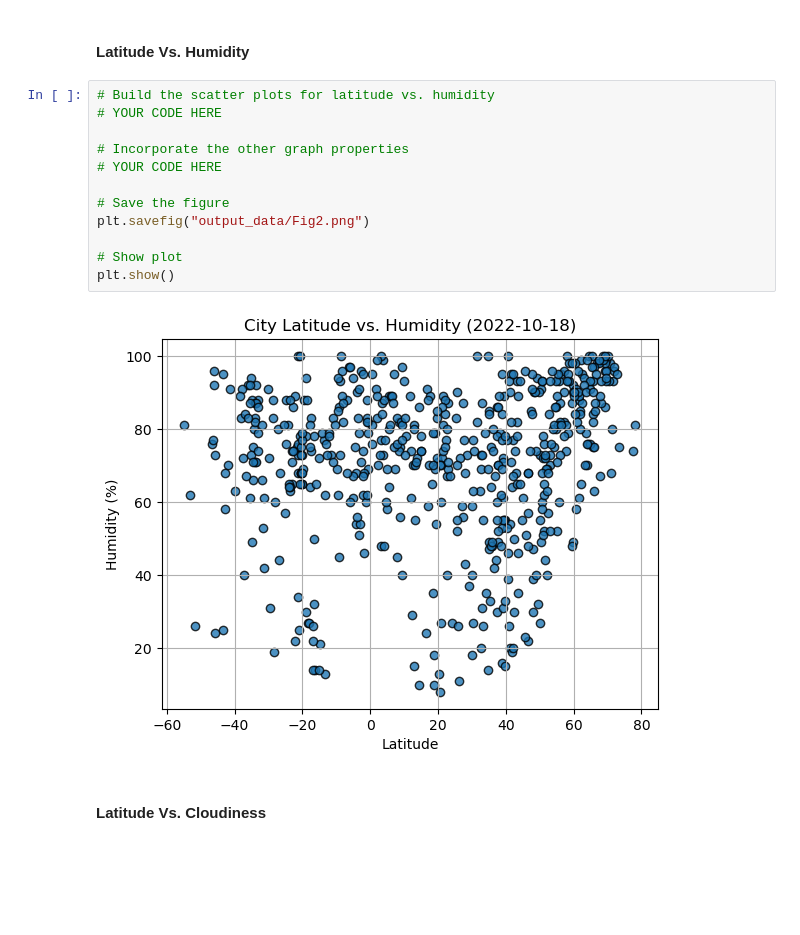
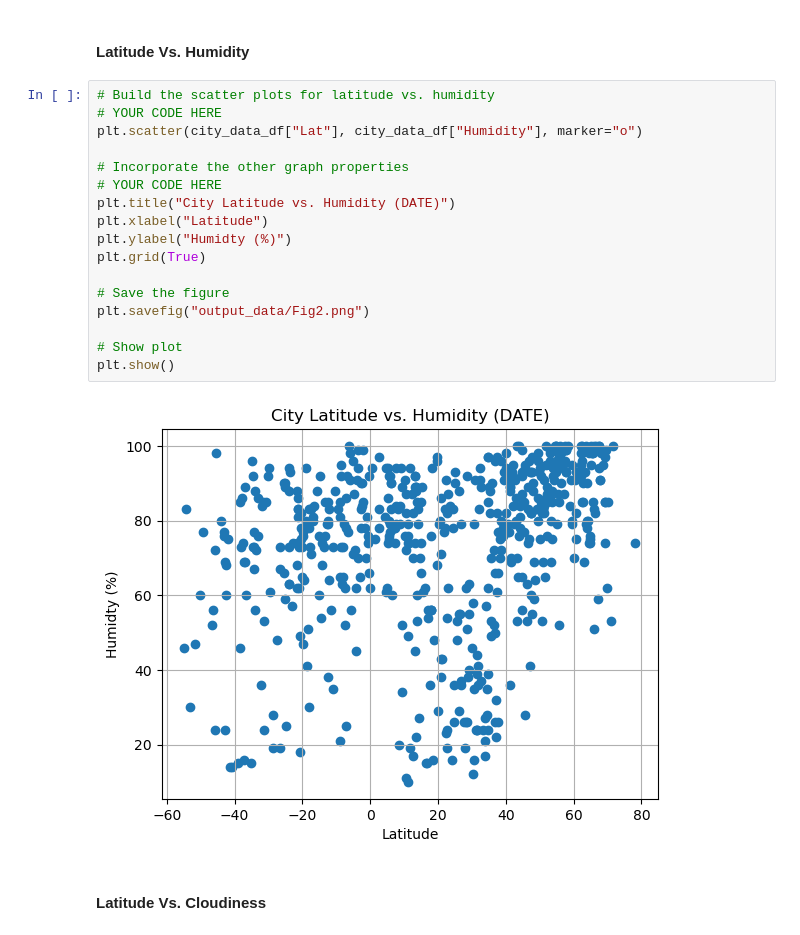
Before and after one commit to TRegan5/python-api-challenge, a Jupyter notebook: WeatherPy/WeatherPy.ipynb, the cells around one changed output. Saved outputs shown, nothing was run; the diff lists cells and outputs as text; blank space fills up the shorter version.

```diff
--- a/WeatherPy/WeatherPy.ipynb
+++ b/WeatherPy/WeatherPy.ipynb
@@ -206,17 +215,22 @@ plt.show()
 # %%
 # Build the scatter plots for latitude vs. humidity
 # YOUR CODE HERE
+plt.scatter(city_data_df["Lat"], city_data_df["Humidity"], marker="o")
 
 # Incorporate the other graph properties
 # YOUR CODE HERE
+plt.title("City Latitude vs. Humidity (DATE)")
+plt.xlabel("Latitude")
+plt.ylabel("Humidty (%)")
+plt.grid(True)
 
 # Save the figure
 plt.savefig("output_data/Fig2.png")
 
 # Show plot
 plt.show()
 # %% [output]
-[figure, old version]
+[figure, new version]
 # %% [markdown]
 #### Latitude Vs. Cloudiness
 # %%
```
Also changed, not shown: parts of 7 cells of this notebook, 5 other files.
